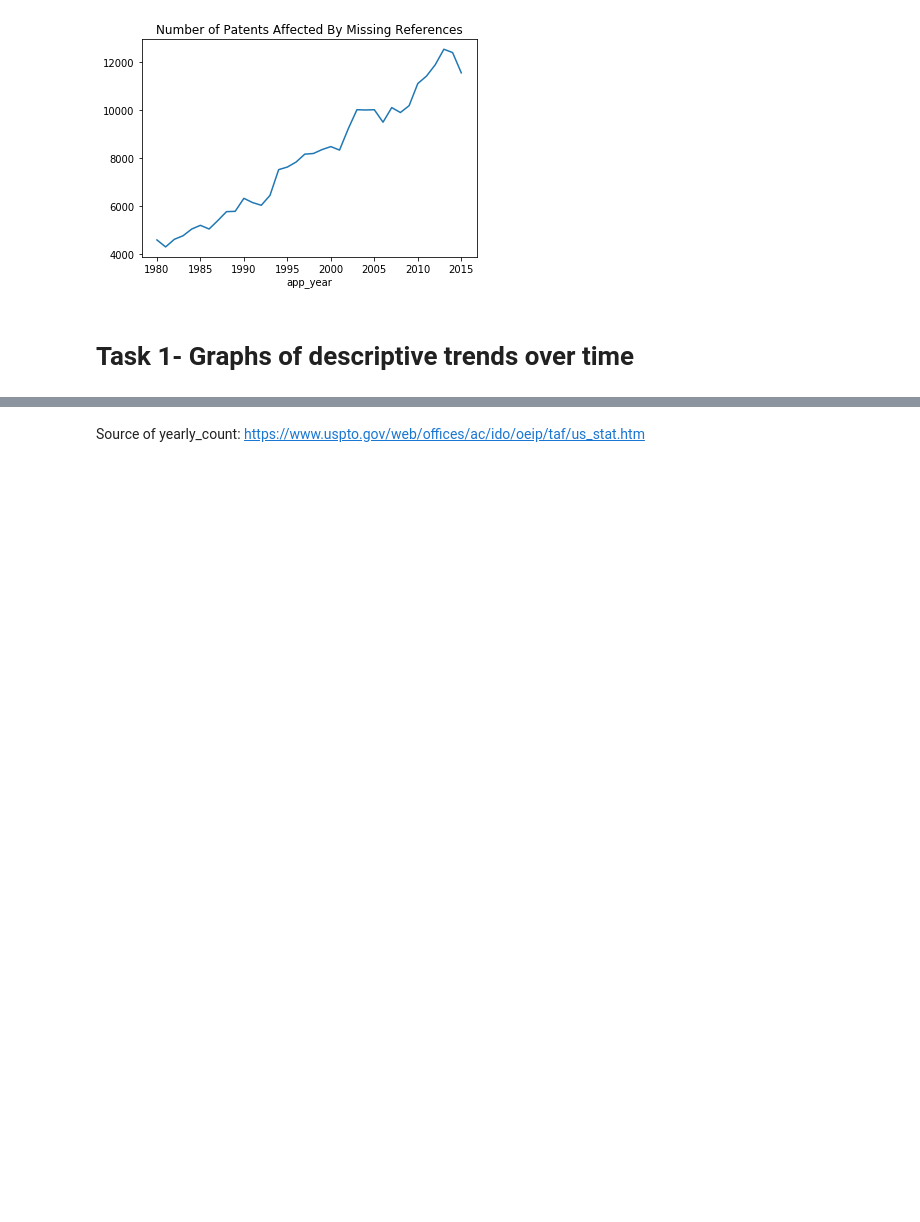
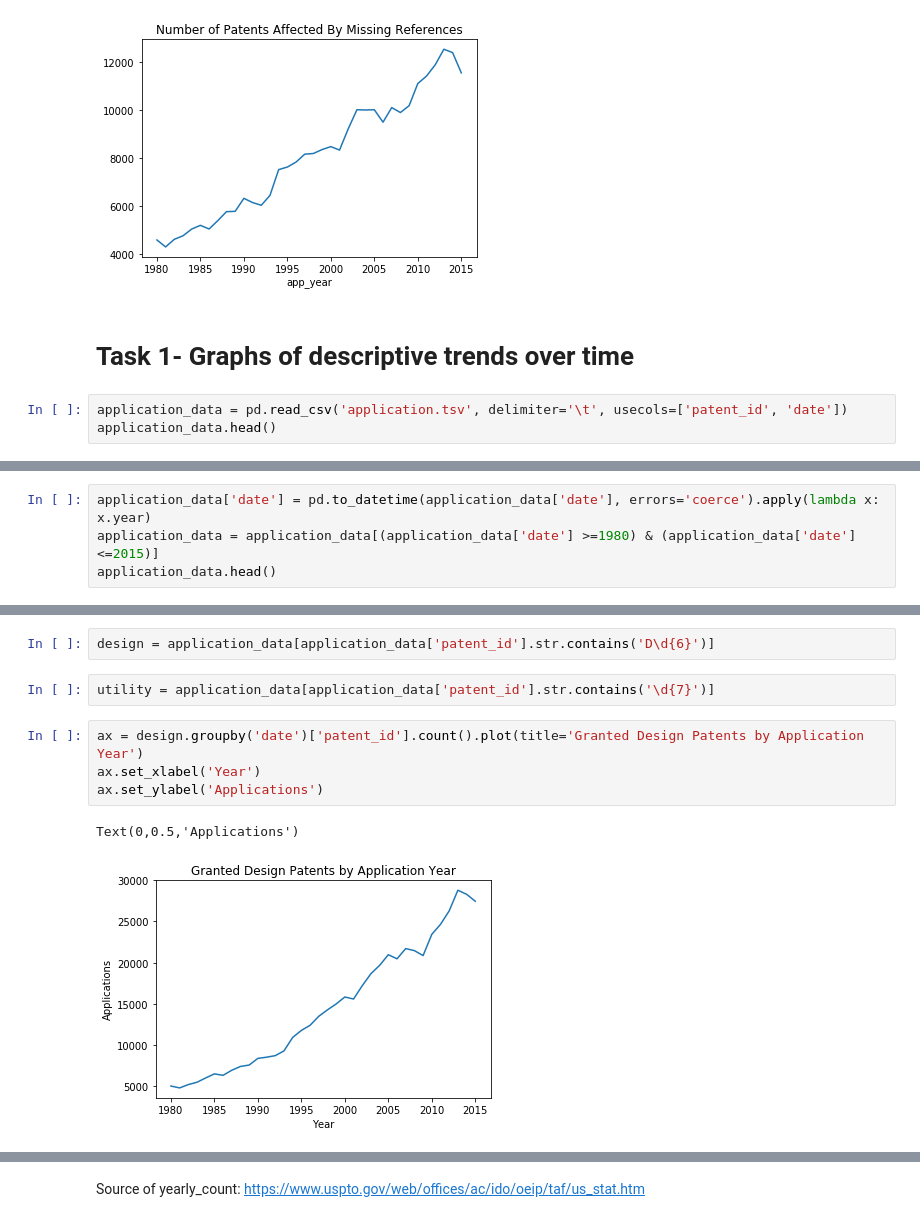
Before and after one commit to TieraLee/patents, a Jupyter notebook: Step 2 - Descriptive Statistics .ipynb, the cells around one changed output, grey strips where cells are left out. Saved outputs shown, nothing was run; the diff lists cells and outputs as text; blank space fills up the shorter version.

Commit message:
cleaned citation data

```diff
--- a/Step 2 - Descriptive Statistics .ipynb
+++ b/Step 2 - Descriptive Statistics .ipynb
@@ -50,3 +50,6 @@ master[master['is_missing'] == 1].groupby('app_year')['is_missing'].count().plot
 [figure]
 # %% [markdown]
 # Task 1- Graphs of descriptive trends over time
+# %%
+application_data = pd.read_csv('application.tsv', delimiter='\t', usecols=['patent_id', 'date'])
+application_data.head()
@@ -52,0 +63,4 @@ master[master['is_missing'] == 1].groupby('app_year')['is_missing'].count().plot
+# %%
+application_data['date'] = pd.to_datetime(application_data['date'], errors='coerce').apply(lambda x: x.year)
+application_data = application_data[(application_data['date'] >=1980) & (application_data['date'] <=2015)]
+application_data.head()
@@ -52,0 +74,11 @@ master[master['is_missing'] == 1].groupby('app_year')['is_missing'].count().plot
+# %%
+design = application_data[application_data['patent_id'].str.contains('D\d{6}')]
+# %%
+utility = application_data[application_data['patent_id'].str.contains('\d{7}')]
+# %%
+ax = design.groupby('date')['patent_id'].count().plot(title='Granted Design Patents by Application Year')
+ax.set_xlabel('Year')
+ax.set_ylabel('Applications')
+# %% [output]
+Text(0,0.5,'Applications')
+[figure, added]
```
Also changed, not shown: parts of 4 cells of this notebook, 4 other files.
